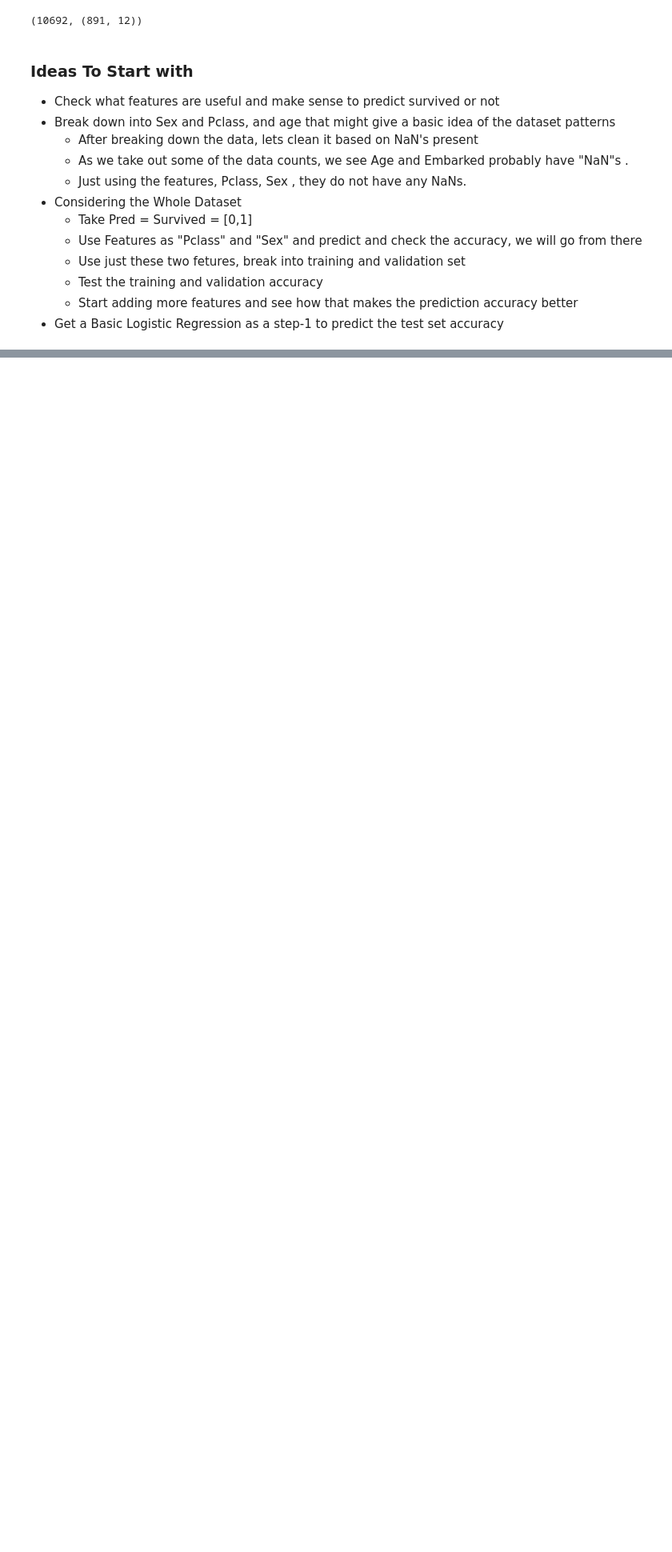
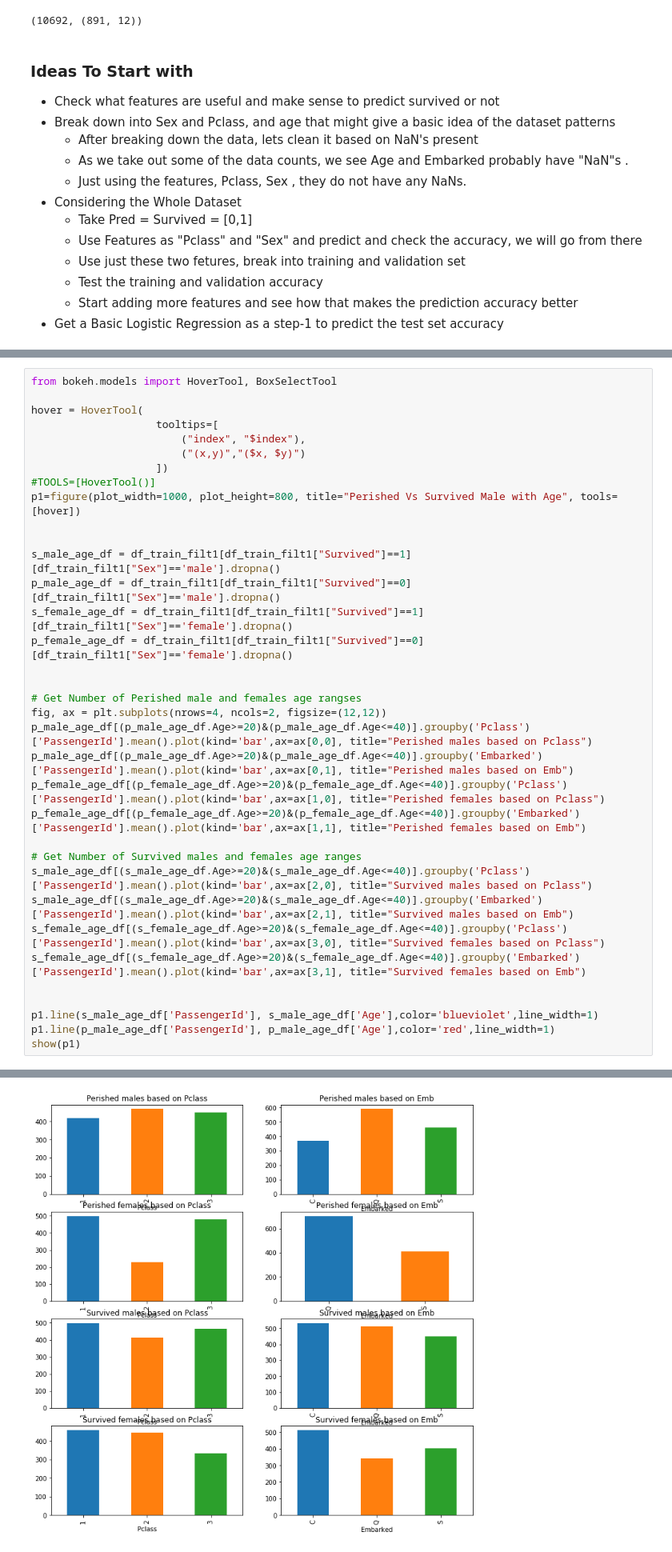
Before and after one commit to developer69K/StrangerThings, a Jupyter notebook: Kaggle_Titanic/Kaggle-titanic [Dataset].ipynb, the cells around one changed output, grey strips where cells are left out. Shown at 80% size. Cells and saved outputs as stored; diff of their text form; blank space fills up the shorter version.

```diff
--- a/Kaggle_Titanic/Kaggle-titanic [Dataset].ipynb
+++ b/Kaggle_Titanic/Kaggle-titanic [Dataset].ipynb
@@ -158,0 +133,36 @@ show(p2)
+# %%
+from bokeh.models import HoverTool, BoxSelectTool
+
+hover = HoverTool(
+                    tooltips=[
+                        ("index", "$index"),
+                        ("(x,y)","($x, $y)")
+                    ])
+#TOOLS=[HoverTool()]
+p1=figure(plot_width=1000, plot_height=800, title="Perished Vs Survived Male with Age", tools=[hover])
+
+
+s_male_age_df = df_train_filt1[df_train_filt1["Survived"]==1][df_train_filt1["Sex"]=='male'].dropna()
+p_male_age_df = df_train_filt1[df_train_filt1["Survived"]==0][df_train_filt1["Sex"]=='male'].dropna()
+s_female_age_df = df_train_filt1[df_train_filt1["Survived"]==1][df_train_filt1["Sex"]=='female'].dropna()
+p_female_age_df = df_train_filt1[df_train_filt1["Survived"]==0][df_train_filt1["Sex"]=='female'].dropna()
+
+
+# Get Number of Perished male and females age rangses
+fig, ax = plt.subplots(nrows=4, ncols=2, figsize=(12,12))
+p_male_age_df[(p_male_age_df.Age>=20)&(p_male_age_df.Age<=40)].groupby('Pclass')['PassengerId'].mean().plot(kind='bar',ax=ax[0,0], title="Perished males based on Pclass")
+p_male_age_df[(p_male_age_df.Age>=20)&(p_male_age_df.Age<=40)].groupby('Embarked')['PassengerId'].mean().plot(kind='bar',ax=ax[0,1], title="Perished males based on Emb")
+p_female_age_df[(p_female_age_df.Age>=20)&(p_female_age_df.Age<=40)].groupby('Pclass')['PassengerId'].mean().plot(kind='bar',ax=ax[1,0], title="Perished females based on Pclass")
+p_female_age_df[(p_female_age_df.Age>=20)&(p_female_age_df.Age<=40)].groupby('Embarked')['PassengerId'].mean().plot(kind='bar',ax=ax[1,1], title="Perished females based on Emb")
+
+# Get Number of Survived males and females age ranges
+s_male_age_df[(s_male_age_df.Age>=20)&(s_male_age_df.Age<=40)].groupby('Pclass')['PassengerId'].mean().plot(kind='bar',ax=ax[2,0], title="Survived males based on Pclass")
+s_male_age_df[(s_male_age_df.Age>=20)&(s_male_age_df.Age<=40)].groupby('Embarked')['PassengerId'].mean().plot(kind='bar',ax=ax[2,1], title="Survived males based on Emb")
+s_female_age_df[(s_female_age_df.Age>=20)&(s_female_age_df.Age<=40)].groupby('Pclass')['PassengerId'].mean().plot(kind='bar',ax=ax[3,0], title="Survived females based on Pclass")
+s_female_age_df[(s_female_age_df.Age>=20)&(s_female_age_df.Age<=40)].groupby('Embarked')['PassengerId'].mean().plot(kind='bar',ax=ax[3,1], title="Survived females based on Emb")
+
+
+p1.line(s_male_age_df['PassengerId'], s_male_age_df['Age'],color='blueviolet',line_width=1)
+p1.line(p_male_age_df['PassengerId'], p_male_age_df['Age'],color='red',line_width=1)
+show(p1)
+# %% [output]
@@ -158,0 +171 @@ show(p2)
+[figure, added]
```
Also changed, not shown: parts of 8 cells of this notebook.
